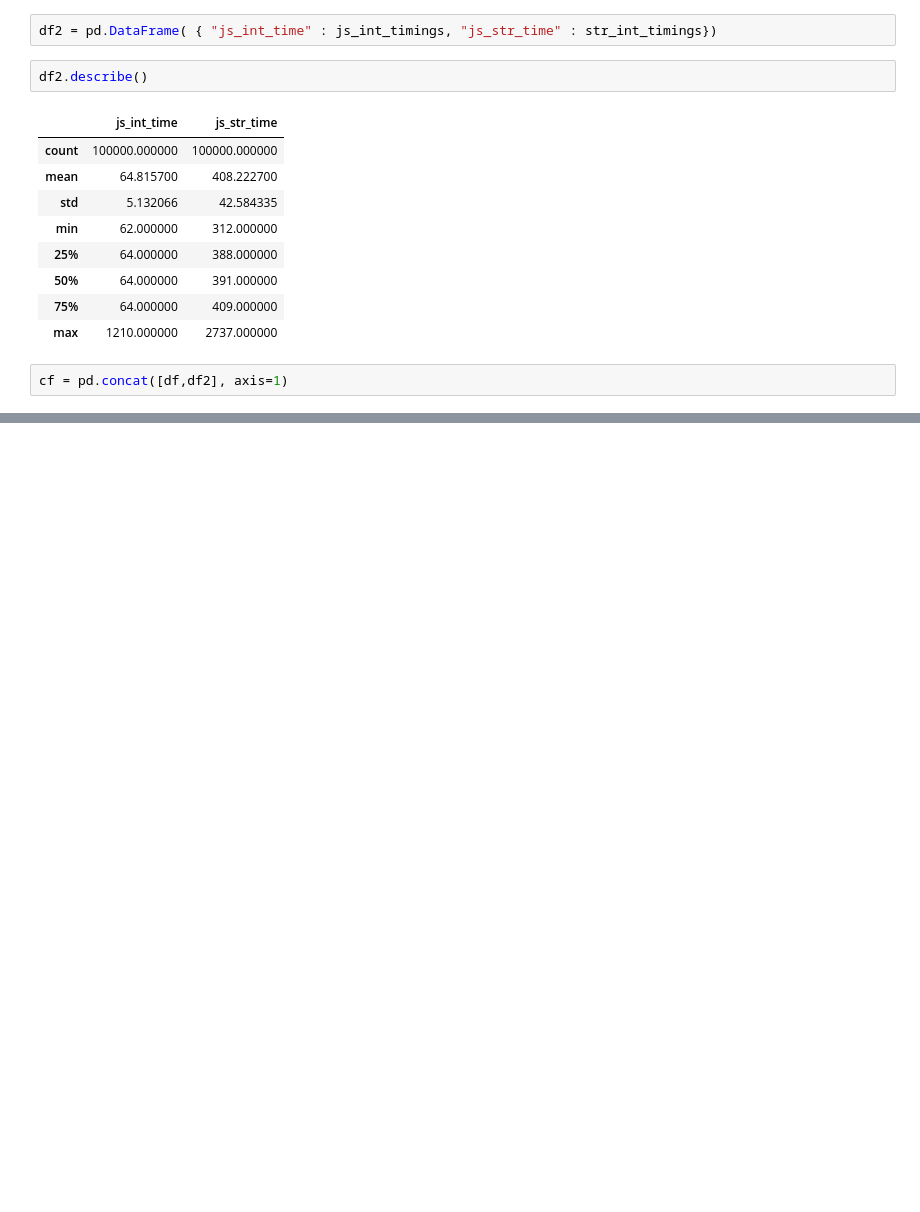
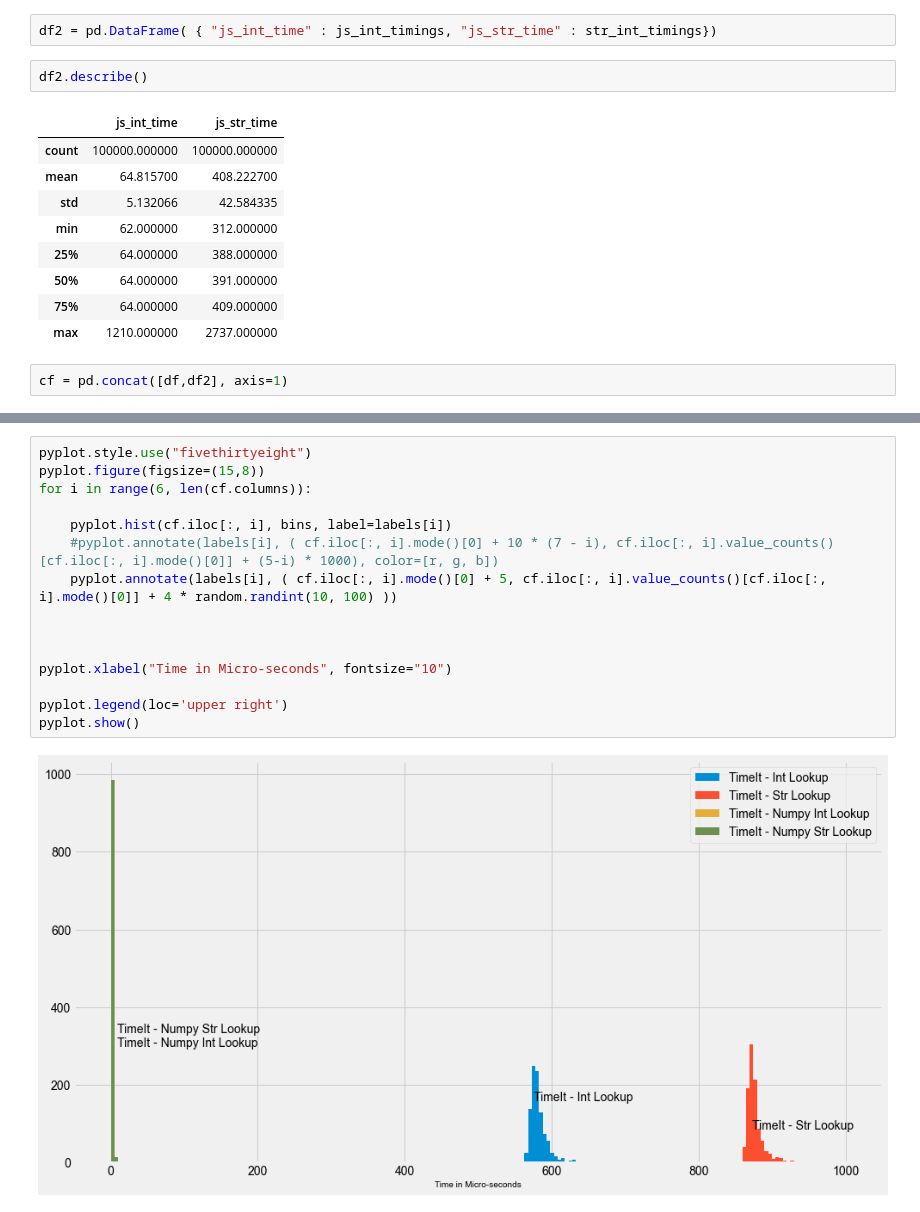
Before and after one commit to medicantBias117/SpeedCompare, a Jupyter notebook: main.ipynb, the cells around one changed output, grey strips where cells are left out. Drawn from its saved outputs; the diff is of its cells as text; blank space fills up the shorter version.

```diff
--- a/main.ipynb
+++ b/main.ipynb
@@ -120,0 +355,17 @@ pyplot.show()
+# %%
+pyplot.style.use("fivethirtyeight")
+pyplot.figure(figsize=(15,8))
+for i in range(6, len(cf.columns)):
+
+    pyplot.hist(cf.iloc[:, i], bins, label=labels[i])
+    #pyplot.annotate(labels[i], ( cf.iloc[:, i].mode()[0] + 10 * (7 - i), cf.iloc[:, i].value_counts()[cf.iloc[:, i].mode()[0]] + (5-i) * 1000), color=[r, g, b])
+    pyplot.annotate(labels[i], ( cf.iloc[:, i].mode()[0] + 5, cf.iloc[:, i].value_counts()[cf.iloc[:, i].mode()[0]] + 4 * random.randint(10, 100) ))
+
+
+
+pyplot.xlabel("Time in Micro-seconds", fontsize="10")
+
+pyplot.legend(loc='upper right')
+pyplot.show()
+# %% [output]
+[figure, added]
```
Also changed, not shown: parts of 18 cells of this notebook.
